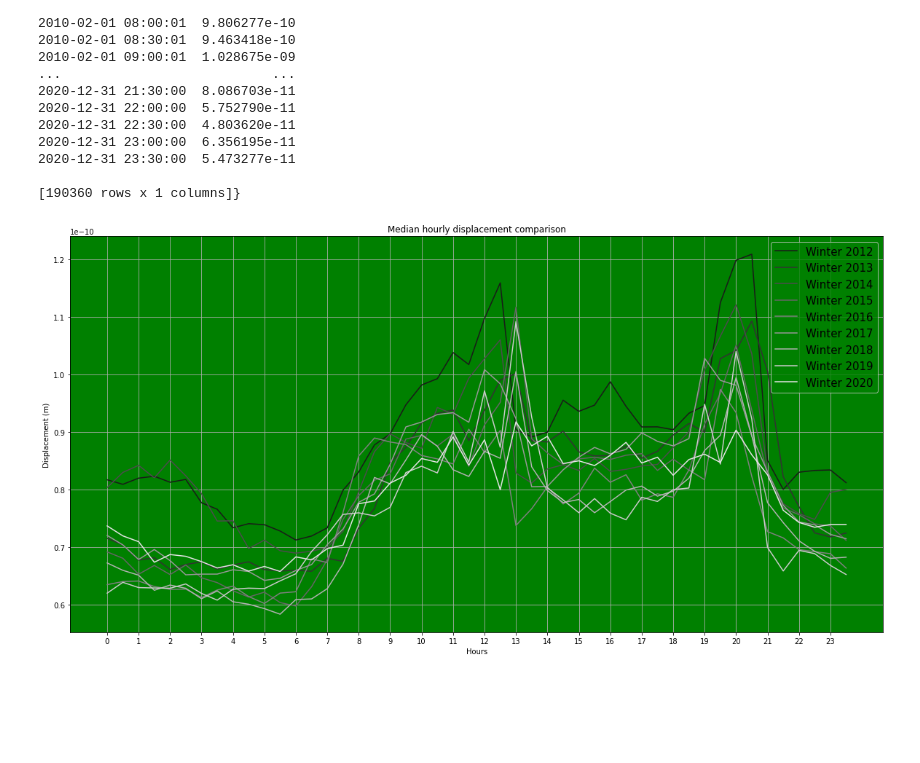
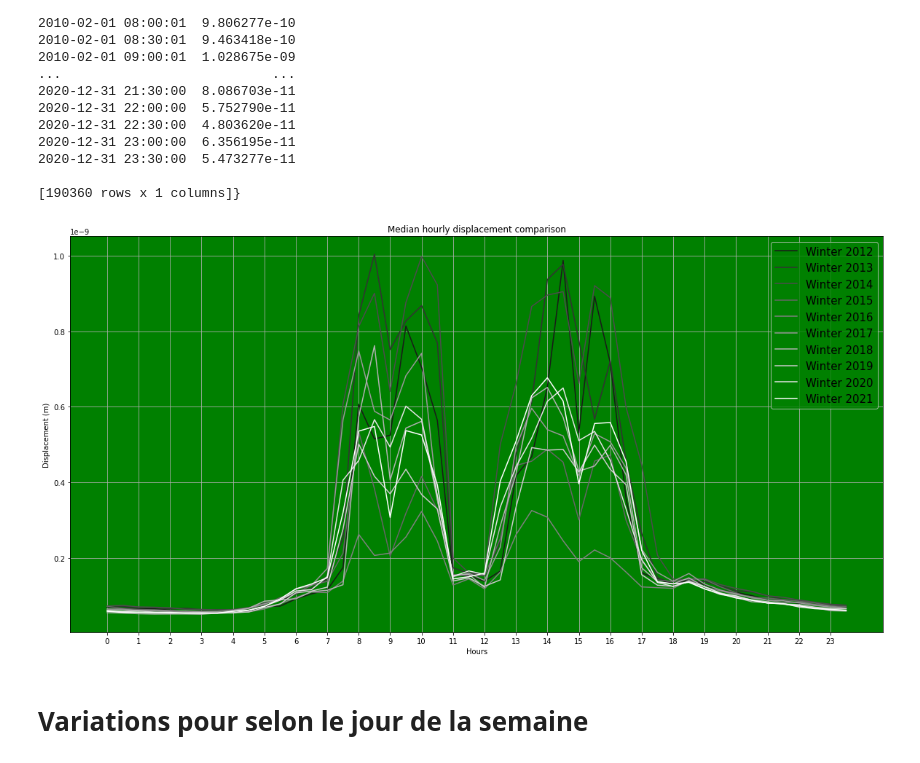
Before and after one commit to FlavienMattern/seismic-noise, a Jupyter notebook: ant_hourly_variations.ipynb, the cells around one changed output. Cells and saved outputs as stored; diff of their text form; code cells hidden in the pictures; blank space fills up the shorter version.

```diff
--- a/ant_hourly_variations.ipynb
+++ b/ant_hourly_variations.ipynb
@@ -50,12 +47,12 @@ freqs = [(2.0,8.0)]          # Bandes de fréquences à étudier
 st_file = "DATA/st_metadata/stations_antarctic.txt"  # Fichier de stations
 noise_input_data = "B:/SeismicNoiseData/"
 timeseries_data = "Files/noise_timeseries/"
-PPSD_FOLDER  = "C:/Users/Arnaud/Desktop/Travail/Projet de Recherche/SeismicNoiseData/PPSD"
-DRMS_FOLDER  = "C:/Users/Arnaud/Desktop/Travail/Projet de Recherche/SeismicNoiseData/DRMS"
-MSEED_FOLDER = "C:/Users/Arnaud/Desktop/Travail/Projet de Recherche/SeismicNoiseData/MSEED"
+PPSD_FOLDER  = "C:/Users/minid/Documents/Travail/PPSD"
+DRMS_FOLDER  = "C:/Users/minid/Documents/Travail/DRMS"
+MSEED_FOLDER = "C:/Users/minid/Documents/Travail/MSEED"
 FIG_FOLDER = "RESULTS"
-tStart = "2010-01-01"
-tEnd = "2020-12-31"
+tStart = "2019-12-01"
+tEnd = "2019-12-02"
 
 ### Conversion des périodes en UTCDateTime
 periods = [[UTCDateTime(tStart), UTCDateTime(tEnd)]]
@@ -76,3 +73,7 @@ st_name = list(dRMS.keys())
 dRMS.keys()
 # %% [output]
 dict_keys(['G.CCD.00.BHZ'])
+# %%
+freq="2.0-8.0"
+noise = dRMS[st_str][freq]
+t, h, noise_matrix = hourly_var(noise, periods)
@@ -90,5 +121,14 @@ tags = [
     ("2019-03-01", 6, "hiver"),
     ("2019-10-01", 6, "été"),
 ]
+# %%
+#décalage horaire été CCD
+deca_hor=7
+
+#décalage horaire été DRV
+#deca_hor=10
+
+#indice pour concatener la matrice pour prendre en compte le décalage horaire
+indice=48-deca_hor*2
 # %%
 ### Calcul de la variation du bruit
@@ -174,10 +204,10 @@ print(dRMS)
 freq = "2.0-8.0"
 st_name = "G.CCD.00.BHZ"
 #summer
-#periods = [[[UTCDateTime("2010-10-01"),UTCDateTime("2011-03-01")]],[[UTCDateTime("2011-10-01"),UTCDateTime("2012-03-01")]],[[UTCDateTime("2012-10-01"),UTCDateTime("2013-03-01")]],[[UTCDateTime("2013-10-01"),UTCDateTime("2014-03-01")]],[[UTCDateTime("2014-10-01"),UTCDateTime("2015-03-01")]],[[UTCDateTime("2015-10-01"),UTCDateTime("2016-03-01")]],[[UTCDateTime("2016-10-01"),UTCDateTime("2017-03-01")]],[[UTCDateTime("2017-10-01"),UTCDateTime("2018-03-01")]],[[UTCDateTime("2018-10-01"),UTCDateTime("2019-03-01")]],[[UTCDateTime("2019-10-01"),UTCDateTime("2020-03-01")]]]
+periods = [[[UTCDateTime("2010-10-01"),UTCDateTime("2011-03-01")]],[[UTCDateTime("2011-10-01"),UTCDateTime("2012-03-01")]],[[UTCDateTime("2012-10-01"),UTCDateTime("2013-03-01")]],[[UTCDateTime("2013-10-01"),UTCDateTime("2014-03-01")]],[[UTCDateTime("2014-10-01"),UTCDateTime("2015-03-01")]],[[UTCDateTime("2015-10-01"),UTCDateTime("2016-03-01")]],[[UTCDateTime("2016-10-01"),UTCDateTime("2017-03-01")]],[[UTCDateTime("2017-10-01"),UTCDateTime("2018-03-01")]],[[UTCDateTime("2018-10-01"),UTCDateTime("2019-03-01")]],[[UTCDateTime("2019-10-01"),UTCDateTime("2020-03-01")]]]
 ###
 #winter
-periods = [[[UTCDateTime("2012-03-01"),UTCDateTime("2012-10-01")]],[[UTCDateTime("2013-03-01"),UTCDateTime("2013-10-01")]],[[UTCDateTime("2014-03-01"),UTCDateTime("2014-10-01")]],[[UTCDateTime("2015-03-01"),UTCDateTime("2015-10-01")]],[[UTCDateTime("2016-03-01"),UTCDateTime("2016-10-01")]],[[UTCDateTime("2017-03-01"),UTCDateTime("2017-10-01")]],[[UTCDateTime("2018-03-01"),UTCDateTime("2018-10-01")]],[[UTCDateTime("2019-03-01"),UTCDateTime("2019-10-01")]],[[UTCDateTime("2020-03-01"),UTCDateTime("2020-10-01")]]]
+#periods = [[[UTCDateTime("2012-03-01"),UTCDateTime("2012-10-01")]],[[UTCDateTime("2013-03-01"),UTCDateTime("2013-10-01")]],[[UTCDateTime("2014-03-01"),UTCDateTime("2014-10-01")]],[[UTCDateTime("2015-03-01"),UTCDateTime("2015-10-01")]],[[UTCDateTime("2016-03-01"),UTCDateTime("2016-10-01")]],[[UTCDateTime("2017-03-01"),UTCDateTime("2017-10-01")]],[[UTCDateTime("2018-03-01"),UTCDateTime("2018-10-01")]],[[UTCDateTime("2019-03-01"),UTCDateTime("2019-10-01")]],[[UTCDateTime("2020-03-01"),UTCDateTime("2020-10-01")]]]
 
 
 new_median=[]
@@ -185,31 +215,33 @@ new_median=[]
 for i in periods :
 
     name = "{}{}_{}".format(st_name, i[0][0].strftime('%Y-%m-%d'), i[0][1].strftime('%Y-%m-%d'))
     noise = dRMS[st_name][freq]
     t, h, noise_matrix = hourly_var(noise, i)
     median1 = np.nanmedian(noise_matrix, axis=1)
     new_median.append(median1.tolist()[indice:] + median1.tolist()[0:indice])
 
 
 plt.rcParams['figure.figsize'] = 20, 10
 plt.rcParams["axes.facecolor"] = 'g'
 plt.title('Median hourly displacement comparison')
 plt.xlabel('Hours')
 plt.ylabel('Displacement (m)' )
 c1=2012
 colors=0
 for i in new_median :
 #for i in median1 :
     c2=c1
     c1=c1+1
     colors=colors+0.1
     col=str(colors)
     plt.plot(h,i,label='Winter '+str(c2),color=col)
 
 #plt.plot(test3,test2,color='r', linewidth=2.5,linestyle="--",label='')
 plt.xticks(np.arange(0, 24, 1), np.arange(0, 24, 1))
 plt.grid()
 plt.legend(fontsize=15)
 plt.show()
 # %% [output]
-[figure, old version]
+[figure, new version]
+# %% [markdown]
+# Variations pour selon le jour de la semaine
```
Also changed, not shown: parts of 6 cells of this notebook.
